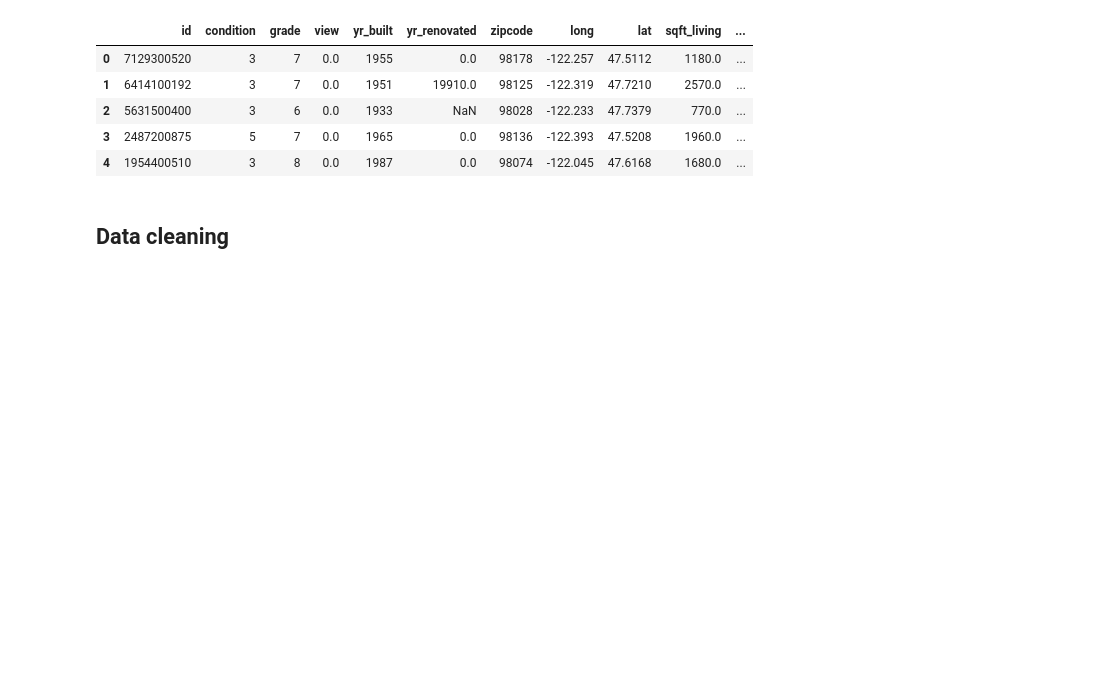
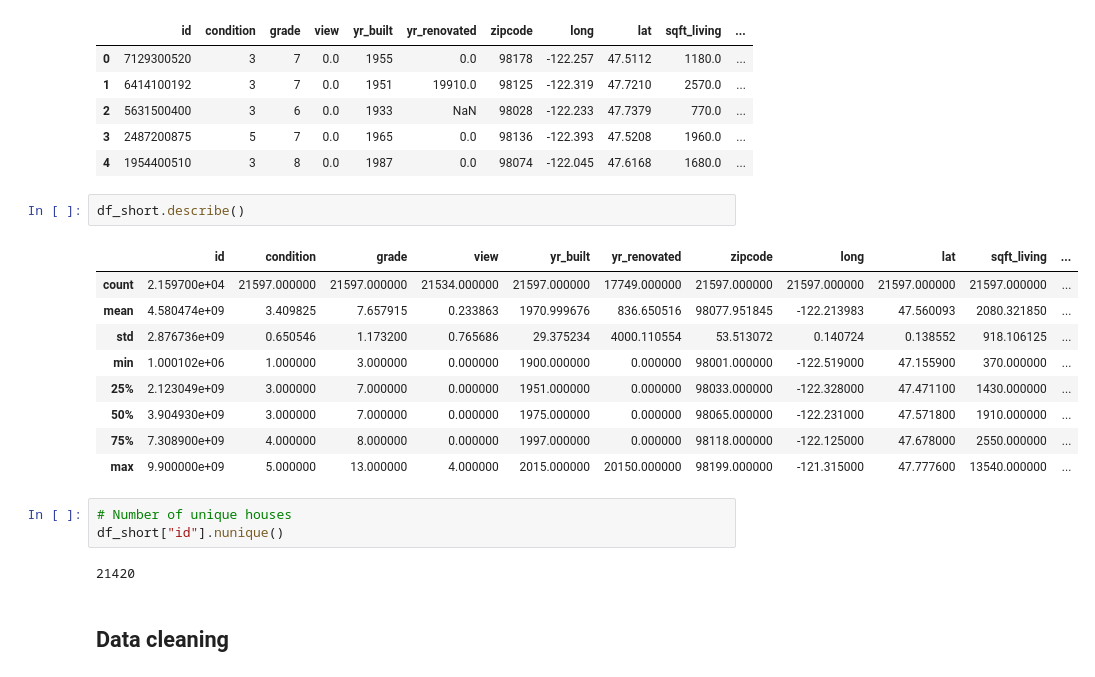
Before and after one commit to NicoSchreiberGIT/EDA-Project, a Jupyter notebook: EDA_Project_Nico.ipynb, the cells around one changed output. Cells and saved outputs as stored; diff of their text form; blank space fills up the shorter version.

```diff
--- a/EDA_Project_Nico.ipynb
+++ b/EDA_Project_Nico.ipynb
@@ -47,6 +51,23 @@ df_short.head(5)
 | 2 | 5631500400 | 3 | 6 | 0.0 | 1933 | NaN | 98028 | -122.233 | 47.7379 | 770.0 | ... |
 | 3 | 2487200875 | 5 | 7 | 0.0 | 1965 | 0.0 | 98136 | -122.393 | 47.5208 | 1960.0 | ... |
 | 4 | 1954400510 | 3 | 8 | 0.0 | 1987 | 0.0 | 98074 | -122.045 | 47.6168 | 1680.0 | ... |
+# %%
+df_short.describe()
+# %% [output]
+|  | id | condition | grade | view | yr_built | yr_renovated | zipcode | long | lat | sqft_living | ... |
+| count | 2.159700e+04 | 21597.000000 | 21597.000000 | 21534.000000 | 21597.000000 | 17749.000000 | 21597.000000 | 21597.000000 | 21597.000000 | 21597.000000 | ... |
+| mean | 4.580474e+09 | 3.409825 | 7.657915 | 0.233863 | 1970.999676 | 836.650516 | 98077.951845 | -122.213983 | 47.560093 | 2080.321850 | ... |
+| std | 2.876736e+09 | 0.650546 | 1.173200 | 0.765686 | 29.375234 | 4000.110554 | 53.513072 | 0.140724 | 0.138552 | 918.106125 | ... |
+| min | 1.000102e+06 | 1.000000 | 3.000000 | 0.000000 | 1900.000000 | 0.000000 | 98001.000000 | -122.519000 | 47.155900 | 370.000000 | ... |
+| 25% | 2.123049e+09 | 3.000000 | 7.000000 | 0.000000 | 1951.000000 | 0.000000 | 98033.000000 | -122.328000 | 47.471100 | 1430.000000 | ... |
+| 50% | 3.904930e+09 | 3.000000 | 7.000000 | 0.000000 | 1975.000000 | 0.000000 | 98065.000000 | -122.231000 | 47.571800 | 1910.000000 | ... |
+| 75% | 7.308900e+09 | 4.000000 | 8.000000 | 0.000000 | 1997.000000 | 0.000000 | 98118.000000 | -122.125000 | 47.678000 | 2550.000000 | ... |
+| max | 9.900000e+09 | 5.000000 | 13.000000 | 4.000000 | 2015.000000 | 20150.000000 | 98199.000000 | -121.315000 | 47.777600 | 13540.000000 | ... |
+# %%
+# Number of unique houses
+df_short["id"].nunique()
+# %% [output]
+21420
 # %% [markdown]
 ## Data cleaning
 # %%
```
Also changed, not shown: parts of 6 cells of this notebook, 6 other files.
